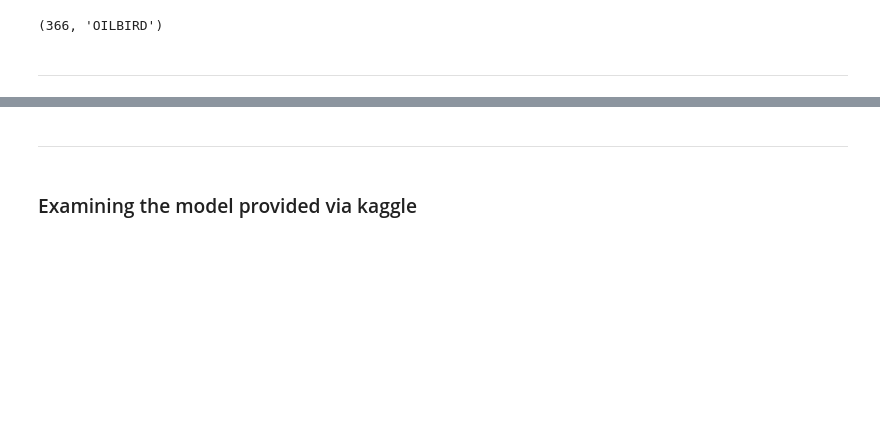
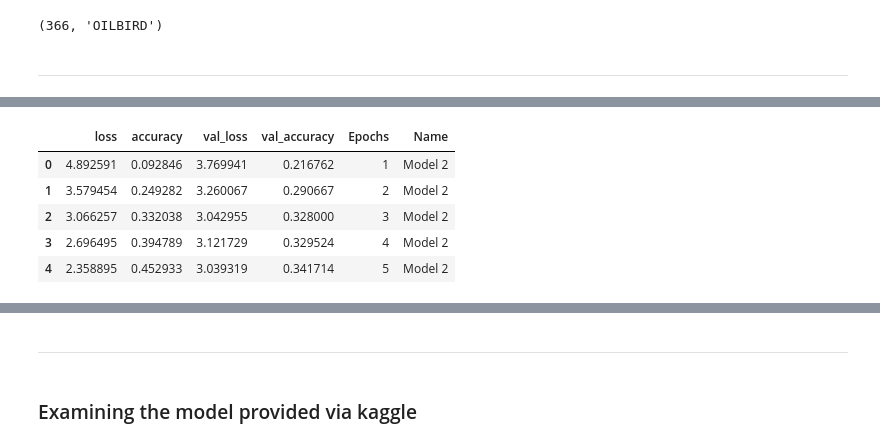
Before and after one commit to dvdhartsman/Bird_Species_Image_Classification, a Jupyter notebook: Bird_Classification_2.ipynb, the cells around one changed output, grey strips where cells are left out. Saved outputs shown, nothing was run; the diff lists cells and outputs as text; code cells hidden in the pictures; blank space fills up the shorter version.

```diff
--- a/Bird_Classification_2.ipynb
+++ b/Bird_Classification_2.ipynb
@@ -204,0 +228,15 @@ KeyboardInterrupt:
+# %%
+# Creating a df from this model's training history object
+
+model_df = pd.DataFrame(histoy.history)
+model_df["Epochs"] = range(1, 21)
+model_df["Name"] = "Model 2"
+# model_df.to_csv('/Users/samalainabayeva/Desktop/FLAT_IRON!!!/birds_archive/model_2_logs.csv')
+model_df.head()
+# %% [output]
+|  | loss | accuracy | val_loss | val_accuracy | Epochs | Name |
+| 0 | 4.892591 | 0.092846 | 3.769941 | 0.216762 | 1 | Model 2 |
+| 1 | 3.579454 | 0.249282 | 3.260067 | 0.290667 | 2 | Model 2 |
+| 2 | 3.066257 | 0.332038 | 3.042955 | 0.328000 | 3 | Model 2 |
+| 3 | 2.696495 | 0.394789 | 3.121729 | 0.329524 | 4 | Model 2 |
+| 4 | 2.358895 | 0.452933 | 3.039319 | 0.341714 | 5 | Model 2 |
```
Also changed, not shown: parts of 25 cells of this notebook.
